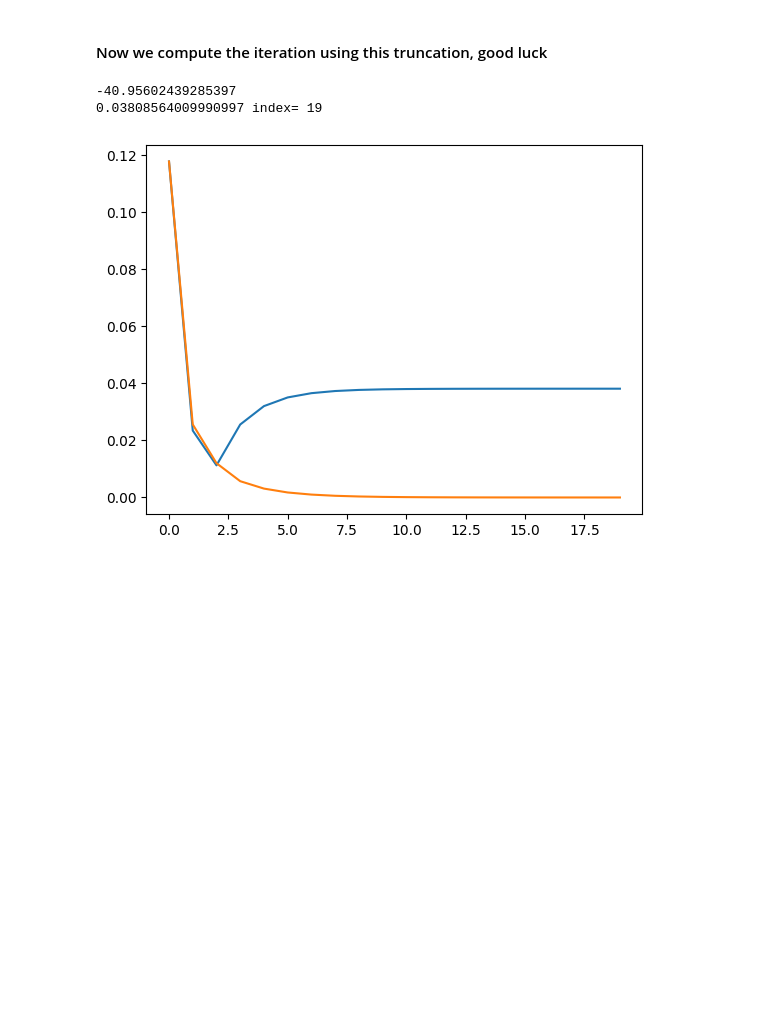
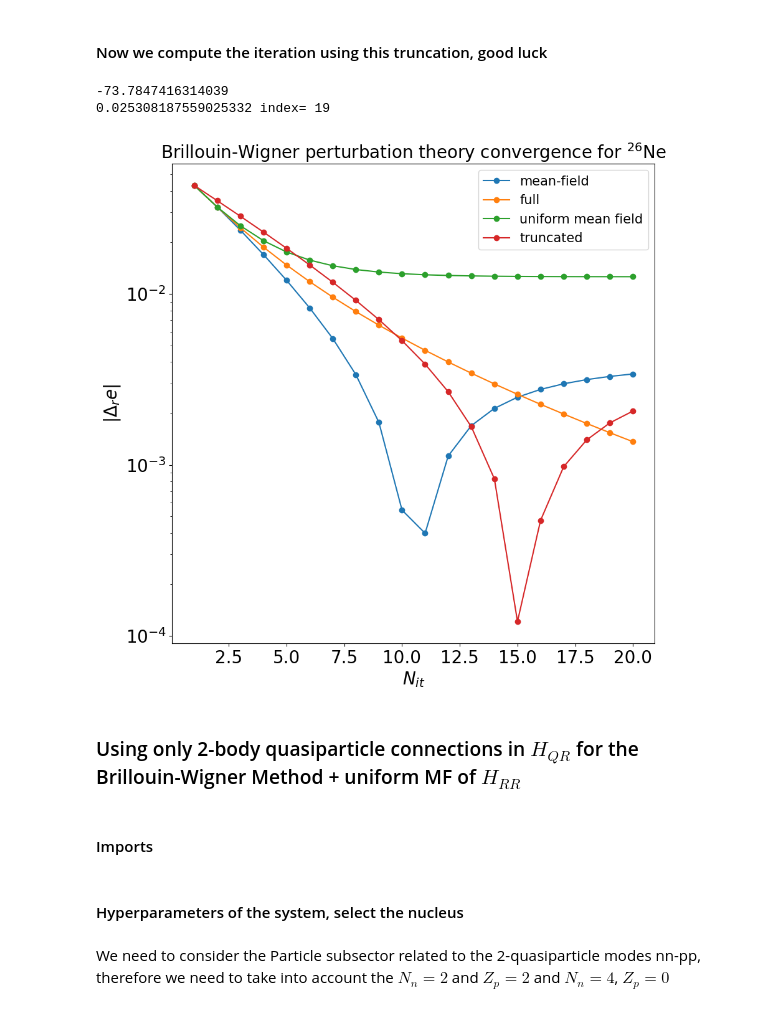
Before and after one commit to emacosta95/3rdQA4NSM, a Jupyter notebook: BrillouinWignerAnalysis.ipynb, the cells around one changed output. Drawn from its saved outputs; the diff is of its cells as text; code cells hidden in the pictures; blank space fills up the shorter version.

```diff
--- a/BrillouinWignerAnalysis.ipynb
+++ b/BrillouinWignerAnalysis.ipynb
@@ -1191,10 +1063,15 @@ Create the two-body corrections using the mean field uniform $H_{RR}$ with the e
 # %%
 from scipy.sparse import lil_matrix
-hamiltonian_rr_2body=lil_matrix((QPC.rest_basis.shape[0],QPC.rest_basis.shape[0]))
+#hamiltonian_rr_2body=lil_matrix((QPC2body.rest_basis.shape[0],QPC2body.rest_basis.shape[0]))
 
-for r in range(hamiltonian_rr_2body.shape[0]):
+
+# in order to take into account of the extensive magnitude of the energy
+for r in range(hamiltonian_rr_2b.shape[0]):
     gamma=np.random.normal(0,np.std(hamiltonian_rr.diagonal()))
-    hamiltonian_rr_2body[r,r]=np.average(hamiltonian_rr.diagonal())+gamma
+    print(hamiltonian_rr_2b[r,r])
+    hamiltonian_rr_2b[r,r]=np.average(hamiltonian_rr.diagonal())+2*gamma#(hamiltonian_rr_2b[r,r]-mean_2b_hamiltonian_rr)*(np.average(hamiltonian_rr.diagonal()))/(mean_2b_hamiltonian_rr)
+    print(hamiltonian_rr_2b[r,r])
+    print(hamiltonian_rr[r,r],'\n')
 # %% [markdown]
 Create the corrections as two-body terms to upload using the Hardcore-Boson Model
 # %%
@@ -1204,7 +1081,6 @@ nsteps_iteration=20
 
 
 # then we compute the energy corrections
-tot_hamiltonian=hamiltonian_qq
 values,psiq_order0=eigsh(hamiltonian_qq_2b,k=1)
 e=values[0]
 approximations_as_dictionary=[]
@@ -1214,7 +1090,7 @@ single_term = hamiltonian_rq_2b  # Start with initial term
 for i in trange(nsteps_iteration):
     if i > 0:
         ########################################################################## GET THIS
-        diagonal_rr=hamiltonian_rr_2body
+        diagonal_rr=hamiltonian_rr_2b
         single_term =diagonal_rr @ single_term  # Efficient update
         ################################################################
         # INSTEAD OF DIRECTLY
@@ -1276,6 +1152,5 @@ for _,interaction_dictionary in tbar:
     tbar2=tqdm(interaction_dictionary.keys())
     for key in tbar2:
         a,b,c,d=key
-        operator+=HBB.adag_adag_a_a_matrix(a,b,c,d)*interaction_dictionary[key]
-    print('finished')
+        operator+=HBB.adag_adag_a_a_matrix_optimized(a,b,c,d)*interaction_dictionary[key]
     approximations_truncated.append(operator)
@@ -1380,17 +1189,9 @@ for i in trange(nsteps_iteration):
     tot_hamiltonian=hamiltonian_qq
     delta_hamiltonian=0.
     for j in range(i):
-        ################################################################### THIS PART WAS MODIFIED TO ADD THE ONLY ONE BODY CORRECTION CONSTRAINS
-        # # approximation_onebody=np.zeros_like(hamiltonian_qq.toarray())
-        # # for a,base_a in enumerate(QPC.quasiparticle_basis):
-        # #     for b,base_b in enumerate(QPC.quasiparticle_basis):
-        # #         if np.abs(base_a-base_b).sum()<=2:
-        # #             approximation_onebody[a,b]=approximations[j][a,b]
-        # # delta_hamiltonian=delta_hamiltonian+approximation_onebody/e**(j+1)
-        ###################################################################
         # INSTEAD OF DIRECTLY
         delta_hamiltonian=delta_hamiltonian+approximations_truncated[j]/e**(j+1)
-    interaction_terms_full_brillouinwigner_method.append(delta_hamiltonian)
+    interaction_terms_truncated_brillouinwigner_method.append(delta_hamiltonian)
     values,psiq_orderi=eigsh(hamiltonian_qq+delta_hamiltonian,k=1)
     e=values[0]
     fidelity=np.abs(np.vdot(psiq_order0,psiq_orderi))**2
@@ -1399,11 +1200,25 @@ for i in trange(nsteps_iteration):
 print(e)
 print(np.abs((e-eigvals_aci[target_eigenvalue])/eigvals_aci[target_eigenvalue]),'index=',i)
 # %% [output]
--40.95602439285397
-0.03808564009990997 index= 19
+-73.7847416314039
+0.025308187559025332 index= 19
 # %%
-plt.plot(history_errors_truncated_brillouinwigner_method)
-plt.plot(history_errors_full_brillouinwigner_method)
+plt.figure(figsize=(10,10))
+# here we plot the convergence of the Brillouin-Wigner perturbation theory
+plt.plot(range(1,nsteps_iteration+1),history_errors_meanfield_brillouinwigner_method,'-o',label='mean-field')
+plt.plot(range(1,nsteps_iteration+1),history_errors_full_brillouinwigner_method,'-o',label='full')
+plt.plot(range(1,nsteps_iteration+1),history_errors_meanfield_uniform_brillouinwigner_method,'-o',label='uniform mean field')
+plt.plot(range(1,nsteps_iteration+1),history_errors_truncated_brillouinwigner_method,'-o',label='truncated')
+plt.yscale('log')
+plt.xlabel(r'$N_{it}$',fontsize=20)
+plt.ylabel(r'$|\Delta_r e|$',fontsize=20)
+plt.title(f'Brillouin-Wigner perturbation theory convergence for {title}',fontsize=20)
+plt.tick_params(labelsize=20)
+plt.legend(fontsize=15)
 plt.show()
 # %% [output]
-[figure, old version]
+[figure, new version]
+# %% [markdown]
+### Using only 2-body quasiparticle connections in $H_{QR}$ for the Brillouin-Wigner Method + uniform MF of $H_{RR}$
+# %% [markdown]
+#### Imports
@@ -1409,0 +1240,4 @@ plt.show()
+# %% [markdown]
+#### Hyperparameters of the system, select the nucleus
+# %% [markdown]
+We need to consider the Particle subsector related to the 2-quasiparticle modes nn-pp, therefore we need to take into account the $N_n=2$ and $Z_p=2$ and $N_n=4$, $Z_p=0$
```
Also changed, not shown: parts of 65 cells of this notebook, 1 other file.
